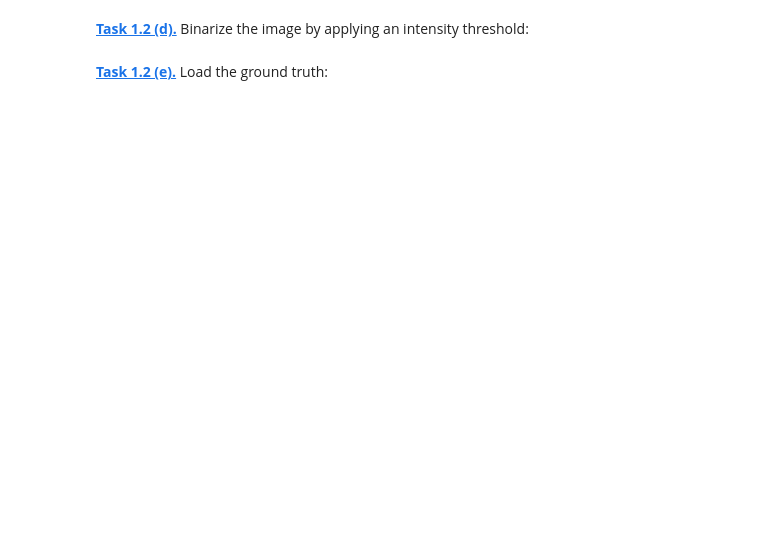
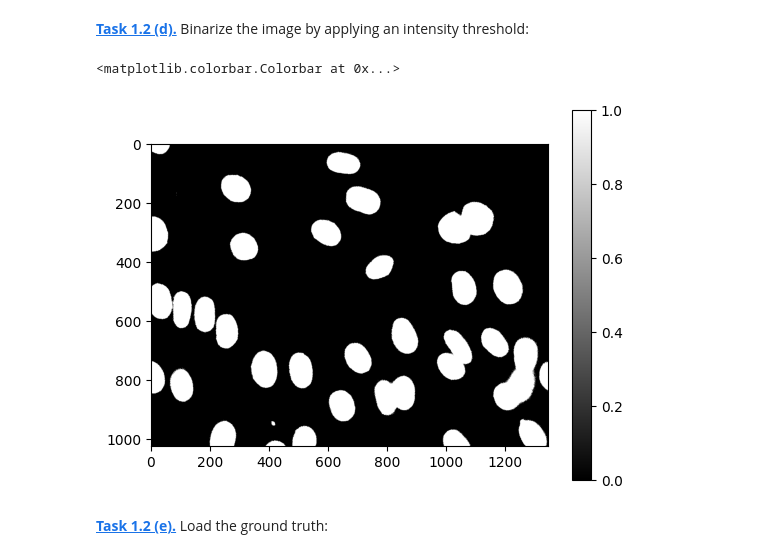
Before and after one commit to DavidLehmann004/Mobi-fs5-python, a Jupyter notebook: segm_threshold.ipynb, the cells around one changed output. Saved outputs shown, nothing was run; the diff lists cells and outputs as text; code cells hidden in the pictures; blank space fills up the shorter version.

Commit message:
Finish task seg_treshhold

```diff
--- a/segm_threshold.ipynb
+++ b/segm_threshold.ipynb
@@ -20,4 +18,13 @@ plt.imshow(image, cmap='gray')
 # %% [markdown]
 **[Task 1.2 (d).]()** Binarize the image by applying an intensity threshold:
+# %%
+tresh = 0.1
+
+binary = img > tresh
+plt.imshow(binary, cmap='gray')
+plt.colorbar()
+# %% [output]
+<matplotlib.colorbar.Colorbar at 0x...>
+[figure, added]
 # %% [markdown]
 **[Task 1.2 (e).]()** Load the ground truth:
```
Also changed, not shown: parts of 4 cells of this notebook.
